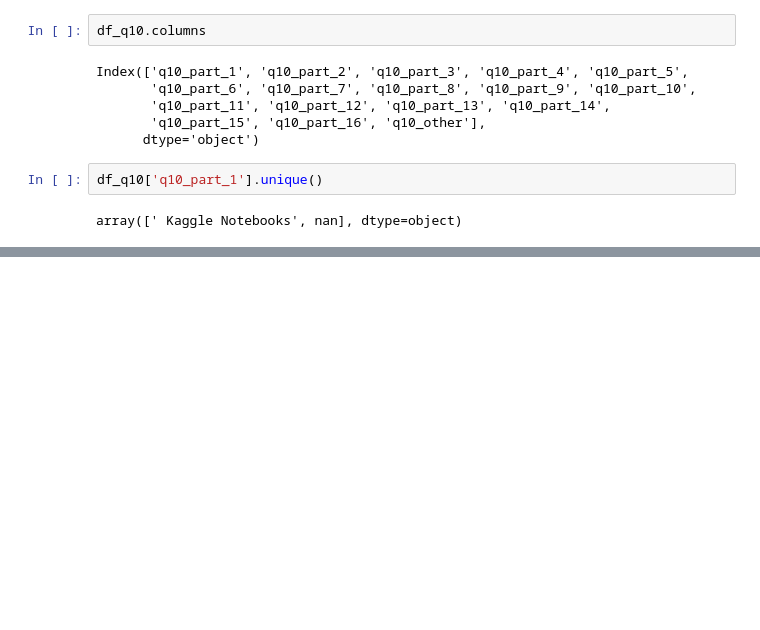
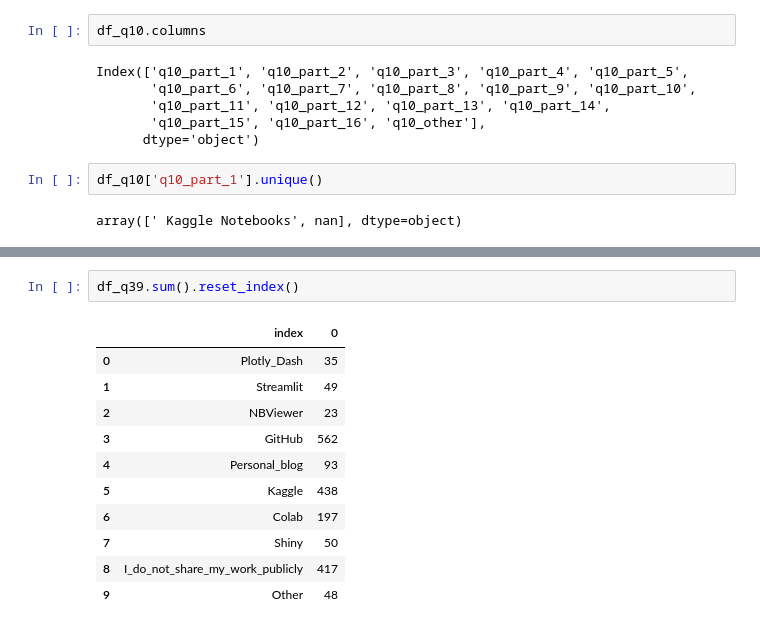
Before and after one commit to MaitaneP/adalab-da-modulo2-proyecto-equipo3, a Jupyter notebook: tratamiento_datos.ipynb, the cells around one changed output, grey strips where cells are left out. Cells and saved outputs as stored; diff of their text form; blank space fills up the shorter version.

```diff
--- a/tratamiento_datos.ipynb
+++ b/tratamiento_datos.ipynb
@@ -299,0 +372,14 @@ ValueError: min() arg is an empty sequence
+# %%
+df_q39.sum().reset_index()
+# %% [output]
+|  | index | 0 |
+| 0 | Plotly_Dash | 35 |
+| 1 | Streamlit | 49 |
+| 2 | NBViewer | 23 |
+| 3 | GitHub | 562 |
+| 4 | Personal_blog | 93 |
+| 5 | Kaggle | 438 |
+| 6 | Colab | 197 |
+| 7 | Shiny | 50 |
+| 8 | I_do_not_share_my_work_publicly | 417 |
+| 9 | Other | 48 |
```
Also changed, not shown: parts of 25 cells of this notebook, 1 other file.
